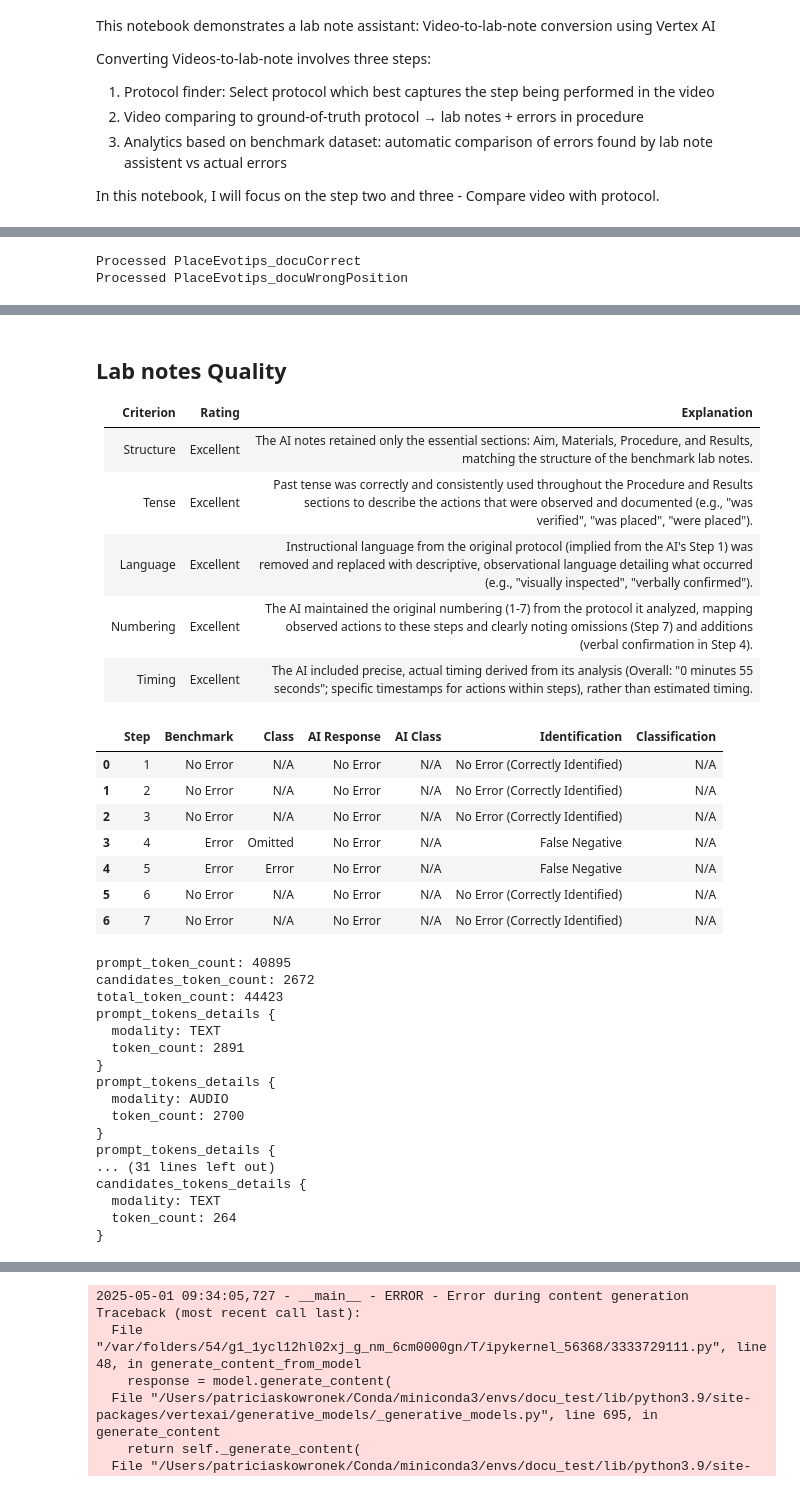
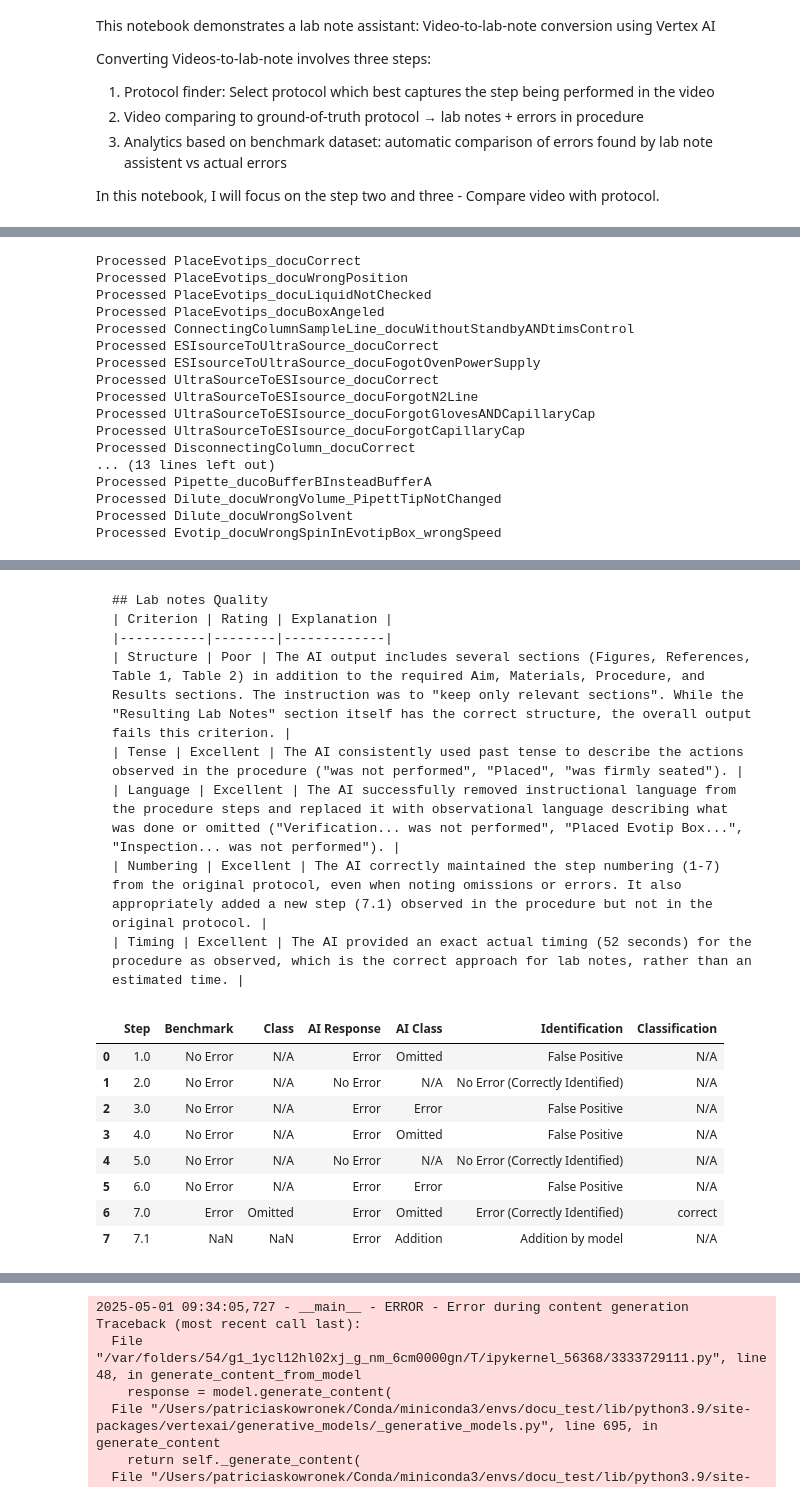
Before and after one commit to MannLabs/proteomics_lab_agent, a Jupyter notebook: nbs/2_videoToLabNotes_CompareVideoWithProtocol.ipynb, the cells around one changed output, grey strips where cells are left out. Drawn from its saved outputs; the diff is of its cells as text; code cells hidden in the pictures.

Commit message:
improved error evaluation

````diff
--- a/nbs/2_videoToLabNotes_CompareVideoWithProtocol.ipynb
+++ b/nbs/2_videoToLabNotes_CompareVideoWithProtocol.ipynb
@@ -230,7 +230,7 @@ def process_benchmark_dataset(csv_path, protocol_videos_base, lab_notes_videos_b
 
     all_model_inputs = {}
 
-    for index, row in benchmark_df.head(2).iterrows(): # for testing .head(2).iterrows() or .iloc[[13, 14]] .iloc[::2]
+    for index, row in benchmark_df.iterrows(): # for testing .head(2).iterrows() or .iloc[[13, 14]] .iloc[::2]
         lab_video_path = os.path.join(protocol_videos_base, row["protocol video"])
         protocol_path = os.path.join(markdown_base, row["protocol"])
         lab_notes_video_path = os.path.join(lab_notes_videos_base, row["lab notes video"])
@@ -709,7 +756,12 @@ def generate_lab_notes_prompt(protocol_video_example, protocol_example, lab_vide
                 * Evaluate each step according to the rating rubics
                 * The specific visual/audio evidence (or lack thereof) supporting your determination
                 * Precise timestamps from the 'Video to evaluate'
-            - If any step is present in Table 1 but not in 'Ground truth written protocol', then add this step in sequence and label it with the rating rubic '➕ **Added:**'
+            - If any step is present in Table 1 but not in 'Ground truth written protocol':
+                * add this step in sequence
+                * label it with the rating rubic '➕ **Added:**'
+                * Number these steps using a decimal increment after the preceding step number
+                * For example, if an addition appears after step 8, label it as step 8.1
+                * If multiple additions appear after the same step, number them sequentially (8.1, 8.2, etc.)
 
 
         Table 2:
@@ -769,6 +821,21 @@ all_model_inputs = process_benchmark_dataset(csv_path, protocol_videos_base, lab
 # %% [output]
 Processed PlaceEvotips_docuCorrect
 Processed PlaceEvotips_docuWrongPosition
+Processed PlaceEvotips_docuLiquidNotChecked
+Processed PlaceEvotips_docuBoxAngeled
+Processed ConnectingColumnSampleLine_docuWithoutStandbyANDtimsControl
+Processed ESIsourceToUltraSource_docuCorrect
+Processed ESIsourceToUltraSource_docuFogotOvenPowerSupply
+Processed UltraSourceToESIsource_docuCorrect
+Processed UltraSourceToESIsource_docuForgotN2Line
+Processed UltraSourceToESIsource_docuForgotGlovesANDCapillaryCap
+Processed UltraSourceToESIsource_docuForgotCapillaryCap
+Processed DisconnectingColumn_docuCorrect
+... (13 lines left out)
+Processed Pipette_ducoBufferBInsteadBufferA
+Processed Dilute_docuWrongVolume_PipettTipNotChanged
+Processed Dilute_docuWrongSolvent
+Processed Evotip_docuWrongSpinInEvotipBox_wrongSpeed
 # %%
 # analyze one specific video
 
@@ -780,7 +847,6 @@ file_uri = video_to_protocol.upload_video_to_gcs(
 proteomics_knowledge = Part.from_uri(file_uri, mime_type="application/pdf")
 
 example = 'Dilute_docuWrongVolume_PipettTipNotChanged'
-example = 'PlaceEvotips_docuCorrect' # ToDo delete
 protocol_video_example = all_model_inputs[example]['protocol_video_input']
 protocol_example = all_model_inputs[example]['protocol_input']
 lab_video_example = all_model_inputs[example]['lab_video_input']
@@ -795,12 +861,14 @@ print(key)
 lab_notes, usage_metadata = generate_lab_notes_prompt(
     protocol_video_example, protocol_example, lab_video_example, lab_notes_example,
     value['protocol_video_input'], value['protocol_input'], value['lab_video_input'], proteomics_knowledge, key,
-    model_name="gemini-2.5-pro-preview-03-25", temperature=0.9
+    # model_name="gemini-2.5-pro-preview-03-25", temperature=0.9
+    model_name="gemini-2.5-flash-preview-04-17", temperature=0.9
 )
 display(Markdown(lab_notes))
 
 evaluation_response, df_errors, metrics, usage_metadata_extract_errors, usage_metadata_semantic_eval = process_and_evaluate_lab_notes(
-    value['error_dict'], value['lab_notes_input'], lab_notes
+    # value['error_dict'], value['lab_notes_input'], lab_notes, model_name="gemini-2.5-pro-preview-03-25", temperature=0.9
+    value['error_dict'], value['lab_notes_input'], lab_notes, model_name="gemini-2.5-flash-preview-04-17", temperature=0.9
 )
 display(Markdown(evaluation_response))
 display(df_errors)
@@ -873,33 +991,19 @@ When the procedure is performed correctly, you should observe:
+```markdown
 ## Lab notes Quality
-| Criterion | Rating    | Explanation                                                                                                                                                              |
-|-----------|-----------|--------------------------------------------------------------------------------------------------------------------------------------------------------------------------|
-| Structure | Excellent | The AI notes retained only the essential sections: Aim, Materials, Procedure, and Results, matching the structure of the benchmark lab notes.                            |
-| Tense     | Excellent | Past tense was correctly and consistently used throughout the Procedure and Results sections to describe the actions that were observed and documented (e.g., "was verified", "was placed", "were placed"). |
-| Language  | Excellent | Instructional language from the original protocol (implied from the AI's Step 1) was removed and replaced with descriptive, observational language detailing what occurred (e.g., "visually inspected", "verbally confirmed"). |
-| Numbering | Excellent | The AI maintained the original numbering (1-7) from the protocol it analyzed, mapping observed actions to these steps and clearly noting omissions (Step 7) and additions (verbal confirmation in Step 4). |
-| Timing    | Excellent | The AI included precise, actual timing derived from its analysis (Overall: "0 minutes 55 seconds"; specific timestamps for actions within steps), rather than estimated timing. |
+| Criterion | Rating | Explanation |
+|-----------|--------|-------------|
+| Structure | Poor | The AI output includes several sections (Figures, References, Table 1, Table 2) in addition to the required Aim, Materials, Procedure, and Results sections. The instruction was to "keep only relevant sections". While the "Resulting Lab Notes" section itself has the correct structure, the overall output fails this criterion. |
+| Tense | Excellent | The AI consistently used past tense to describe the actions observed in the procedure ("was not performed", "Placed", "was firmly seated"). |
+| Language | Excellent | The AI successfully removed instructional language from the procedure steps and replaced it with observational language describing what was done or omitted ("Verification... was not performed", "Placed Evotip Box...", "Inspection... was not performed"). |
+| Numbering | Excellent | The AI correctly maintained the step numbering (1-7) from the original protocol, even when noting omissions or errors. It also appropriately added a new step (7.1) observed in the procedure but not in the original protocol. |
+| Timing | Excellent | The AI provided an exact actual timing (52 seconds) for the procedure as observed, which is the correct approach for lab notes, rather than an estimated time. |
+```
 |  | Step | Benchmark | Class | AI Response | AI Class | Identification | Classification |
-| 0 | 1 | No Error | N/A | No Error | N/A | No Error (Correctly Identified) | N/A |
-| 1 | 2 | No Error | N/A | No Error | N/A | No Error (Correctly Identified) | N/A |
-| 2 | 3 | No Error | N/A | No Error | N/A | No Error (Correctly Identified) | N/A |
-| 3 | 4 | Error | Omitted | No Error | N/A | False Negative | N/A |
-| 4 | 5 | Error | Error | No Error | N/A | False Negative | N/A |
-| 5 | 6 | No Error | N/A | No Error | N/A | No Error (Correctly Identified) | N/A |
-| 6 | 7 | No Error | N/A | No Error | N/A | No Error (Correctly Identified) | N/A |
+| 0 | 1.0 | No Error | N/A | Error | Omitted | False Positive | N/A |
+| 1 | 2.0 | No Error | N/A | No Error | N/A | No Error (Correctly Identified) | N/A |
+| 2 | 3.0 | No Error | N/A | Error | Error | False Positive | N/A |
+| 3 | 4.0 | No Error | N/A | Error | Omitted | False Positive | N/A |
+| 4 | 5.0 | No Error | N/A | No Error | N/A | No Error (Correctly Identified) | N/A |
+| 5 | 6.0 | No Error | N/A | Error | Error | False Positive | N/A |
+| 6 | 7.0 | Error | Omitted | Error | Omitted | Error (Correctly Identified) | correct |
+| 7 | 7.1 | NaN | NaN | Error | Addition | Addition by model | N/A |
-prompt_token_count: 40895
-candidates_token_count: 2672
-total_token_count: 44423
-prompt_tokens_details {
-  modality: TEXT
-  token_count: 2891
-}
-prompt_tokens_details {
-  modality: AUDIO
-  token_count: 2700
-}
-prompt_tokens_details {
-... (31 lines left out)
-candidates_tokens_details {
-  modality: TEXT
-  token_count: 264
-}
````
Also changed, not shown: parts of 6 cells of this notebook.
